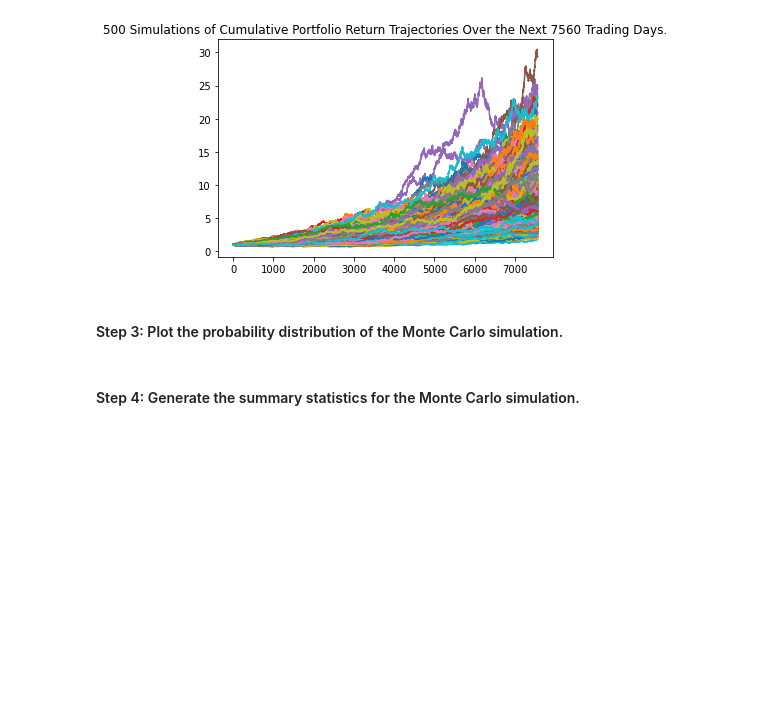
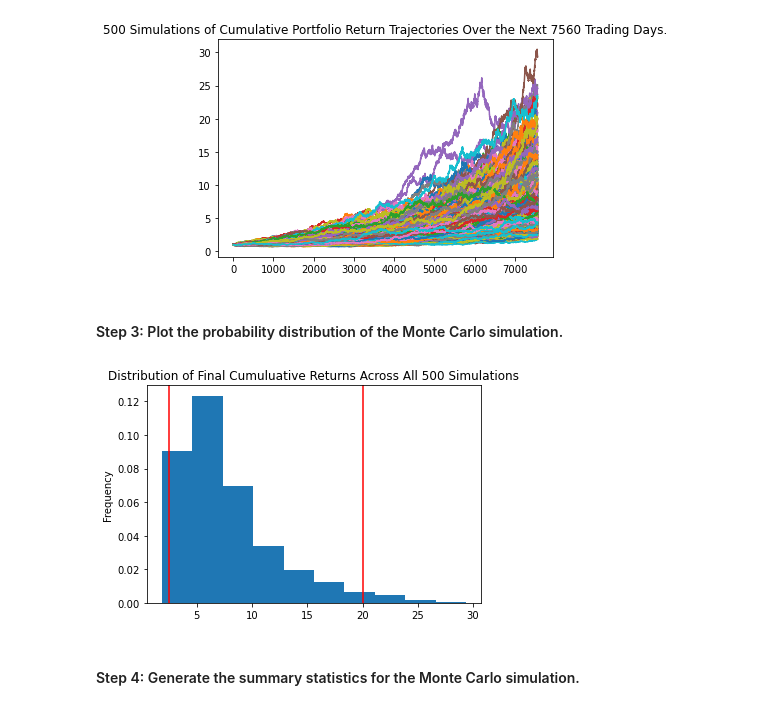
Before and after one commit to kian48/fintechchalleng5, a Jupyter notebook: Starter_Code-6/financial_planning_tools.ipynb, the cells around one changed output. Drawn from its saved outputs; the diff is of its cells as text; code cells hidden in the pictures; blank space fills up the shorter version.

Commit message:
analyze the retirement portfolio forecasts

```diff
--- a/Starter_Code-6/financial_planning_tools.ipynb
+++ b/Starter_Code-6/financial_planning_tools.ipynb
@@ -521,7 +521,9 @@ portfolio_mc_plot = MC_portfolio.plot_simulation()
 # %%
 # Visualize the probability distribution of the 30-year Monte Carlo simulation
 # by plotting a histogram
-# YOUR CODE HERE
+portfolio_mc_dist = MC_portfolio.plot_distribution()
+# %% [output]
+[figure, added]
 # %% [markdown]
 #### Step 4: Generate the summary statistics for the Monte Carlo simulation.
 # %%
```
Also changed, not shown: parts of 2 cells of this notebook.
